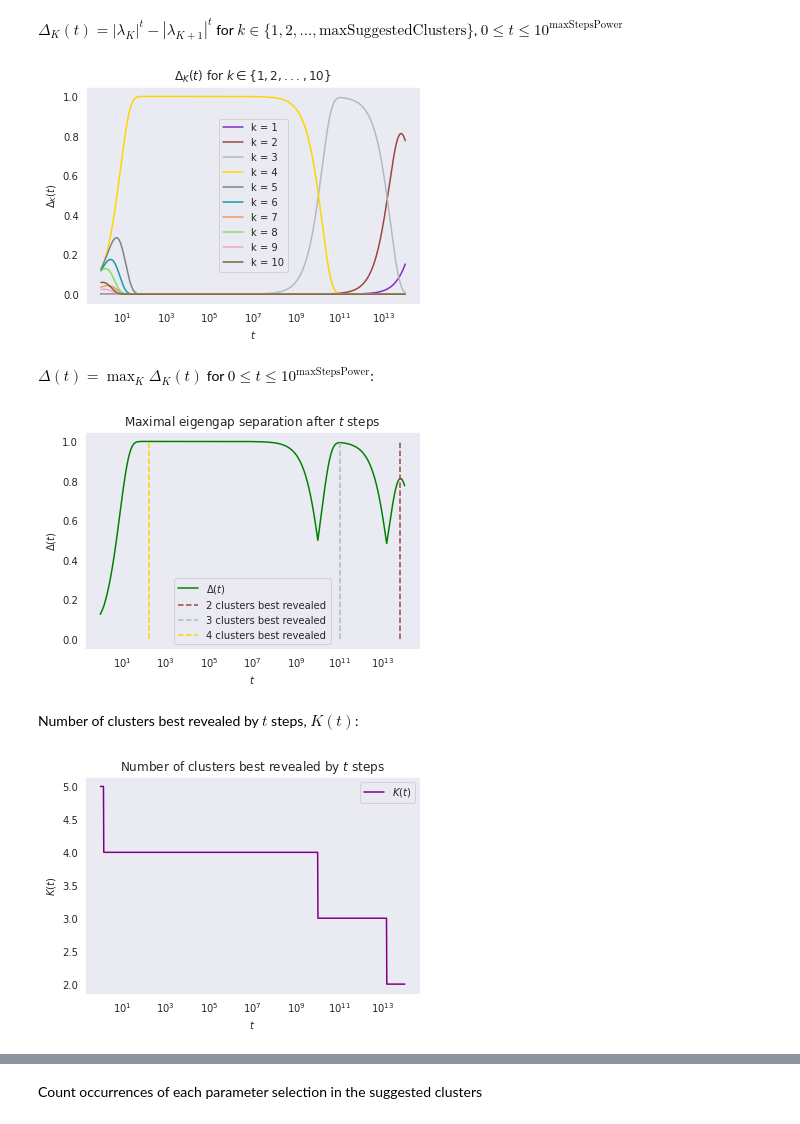
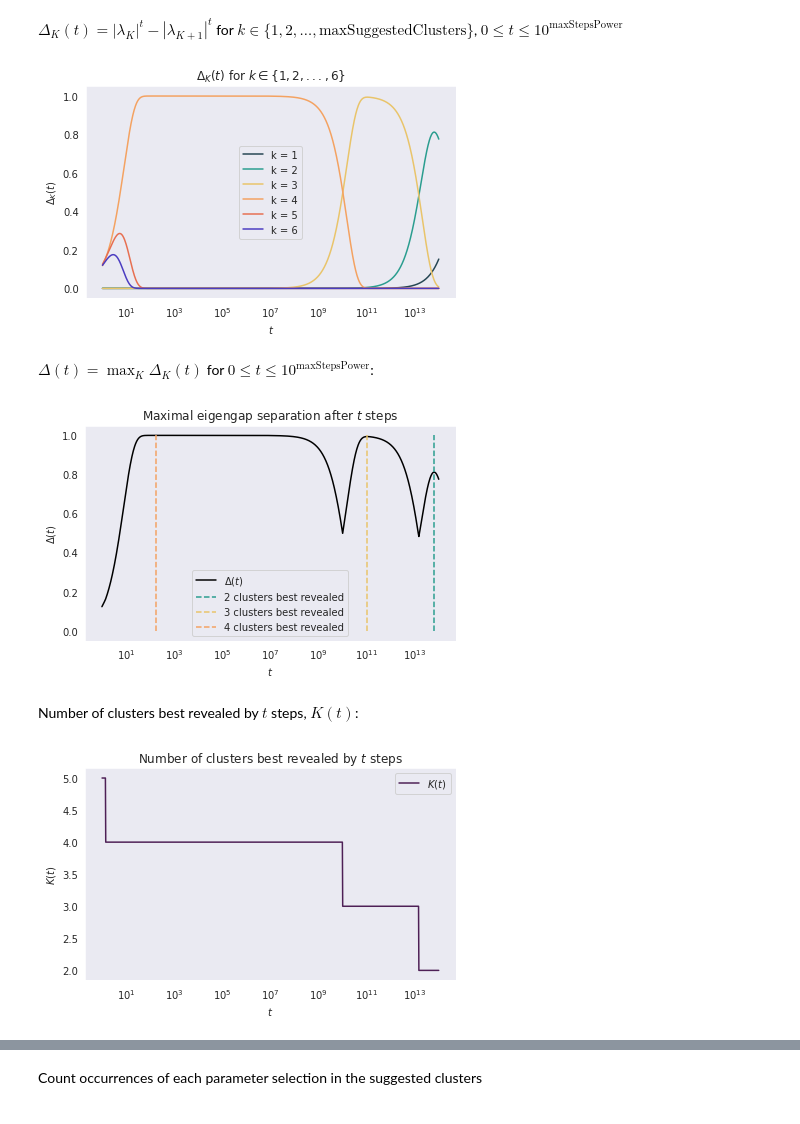
Before and after one commit to mcindoe/regimedetection, a Jupyter notebook: examples/brownianpaths/main.ipynb, the cells around one changed output, grey strips where cells are left out. Saved outputs shown, nothing was run; the diff lists cells and outputs as text; code cells hidden in the pictures.

```diff
--- a/examples/brownianpaths/main.ipynb
+++ b/examples/brownianpaths/main.ipynb
@@ -31,6 +31,9 @@ A **cluster** is, as usual, some collection of *similar* points. Here *similar*
 In order to simulate clusters, for each of the specified $(\mu, \sigma)$ pairs below, we generate `points_per_cluster * paths_per_point` GBM paths with the specified $\mu$, $\sigma$ values. We plot these first then compute signatures.
 # %%
 np.random.seed(0)
+# %%
+# Whether to re-export the images and overwrite local copies
+SAVE_FIGURES = False
 # %%
 # Number of subintervals to divide the interval [0,1] into in the generated paths
 N_TIME_STEPS = 100
@@ -41,7 +44,7 @@ PATHS_PER_POINT = 40
 # The depth at which to truncate the (infinite) signature vectors
 SIGNATURE_DEPTH = 3
 # %%
-MAX_SUGGESTED_CLUSTERS = 10
+MAX_SUGGESTED_CLUSTERS = 6
 MAX_STEPS_POWER = 14
 # %%
 # Metric parameters
@@ -217,33 +225,38 @@ $\Delta_K(t) = |\lambda_{K}|^t - |\lambda_{K+1}|^t$ for $k \in \{1, 2, \ldots, \
 # %%
 delta_k_t_values = delta_k_t(k_values, t_values, evalues)
 
 for idx, k in enumerate(k_values):
     plt.plot(
         t_values,
         delta_k_t_values[idx],
         label=f"k = {k}",
         color = colours[idx]
     )
 
 if len(k_values) <= 5:
     plot_title = "$\Delta_K(t)$ for $k \in \{" + ", ".join(str(x) for x in k_values) + "\}$"
 elif len(k_values) > 5:
     plot_title = "$\Delta_K(t)$ for $k \in \{1, 2, ..., " + str(max(k_values)) + "\}$"
 
 plt.xscale("log")
 plt.xlabel("$t$")
 plt.ylabel("$\Delta_K(t)$")
 plt.title(plot_title)
 plt.legend()
+plt.tight_layout()
+
+if SAVE_FIGURES:
+    plt.savefig("img/kthEigengap")
+
 plt.show()
 # %% [output]
-[figure, old version]
+[figure, new version]
 # %% [markdown]
 $\Delta(t) = \max_{K} \Delta_K(t)$ for $0 \leq t \leq 10^{\textrm{maxStepsPower}}$:
 # %%
 delta_t_values = delta_k_t_values.max(axis=0)
 
-plt.plot(t_values, delta_t_values, label="$\Delta(t)$", color="green")
+plt.plot(t_values, delta_t_values, label="$\Delta(t)$", color="black")
 
 # Add lines to show local maxima of delta_k_t for appropriate values of k
 for idx, t_idx in enumerate(delta_k_t_values.argmax(axis=1)):
@@ -265,18 +278,23 @@ for idx, t_idx in enumerate(delta_k_t_values.argmax(axis=1)):
 plt.title("Maximal eigengap separation after $t$ steps")
 plt.xlabel("$t$")
 plt.ylabel("$\Delta(t)$")
+plt.tight_layout()
 
 plt.xscale("log")
 plt.legend()
+
+if SAVE_FIGURES:
+    plt.savefig("img/maximumEigengap")
+
 plt.show()
 # %% [output]
-[figure, old version]
+[figure, new version]
 # %% [markdown]
 Number of clusters best revealed by $t$ steps, $K(t)$:
 # %%
 clusters_best_revealed = delta_k_t_values.argmax(axis=0) + 1
 
-plt.plot(t_values, clusters_best_revealed, label="$K(t)$", color="purple")
+plt.plot(t_values, clusters_best_revealed, label="$K(t)$", color="#4e2056")
 
 plt.title("Number of clusters best revealed by $t$ steps")
 plt.xlabel("$t$")
@@ -284,9 +302,14 @@ plt.ylabel("$K(t)$")
 
 plt.xscale("log")
 plt.legend()
+plt.tight_layout()
+
+if SAVE_FIGURES:
+    plt.savefig("img/nClustersBestRevealed")
+
 plt.show()
 # %% [output]
-[figure, old version]
+[figure, new version]
 # %%
 suggested_partitions = multiscale_k_prototypes(
     transition_matrix,
```
Also changed, not shown: parts of 2 cells of this notebook, 17 other files.
